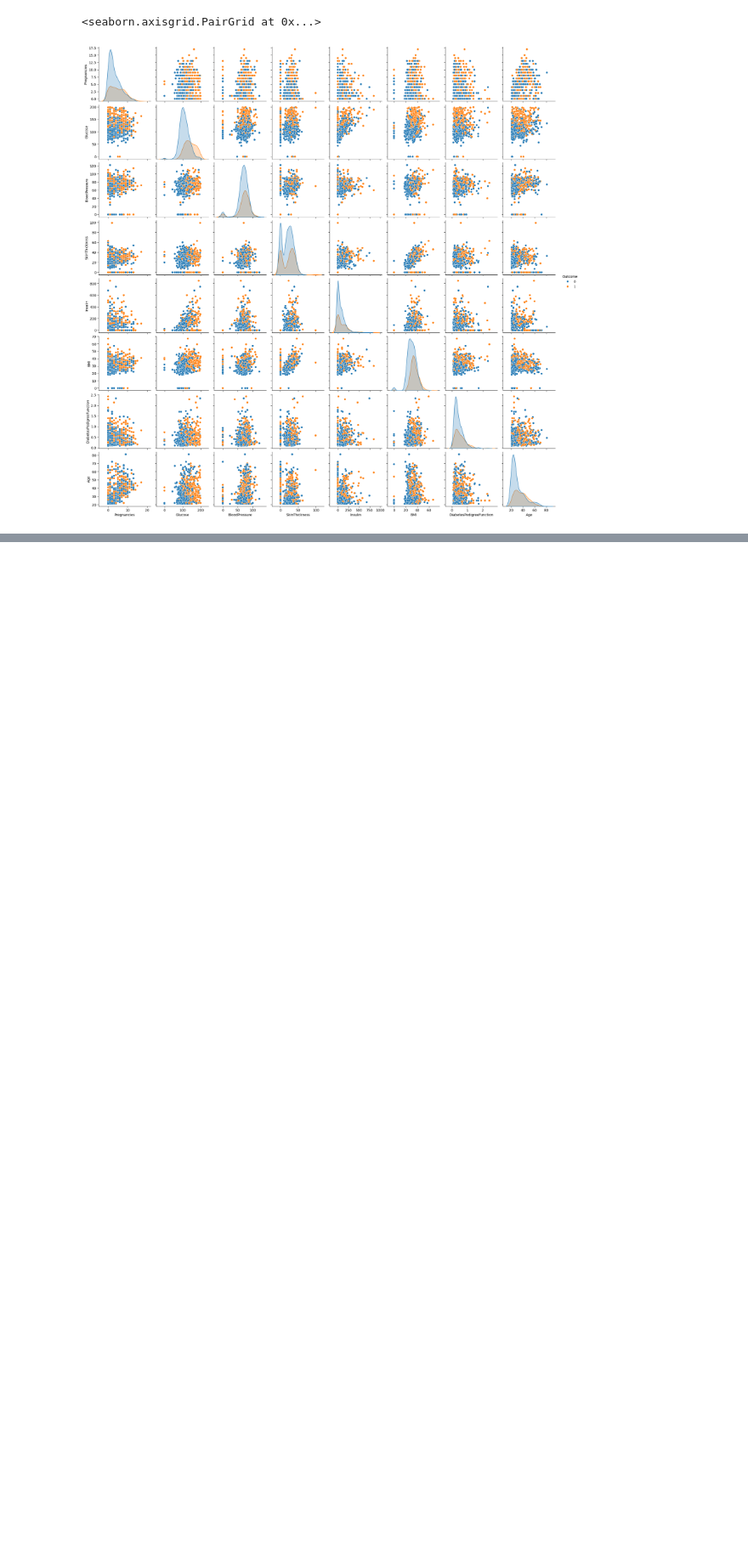
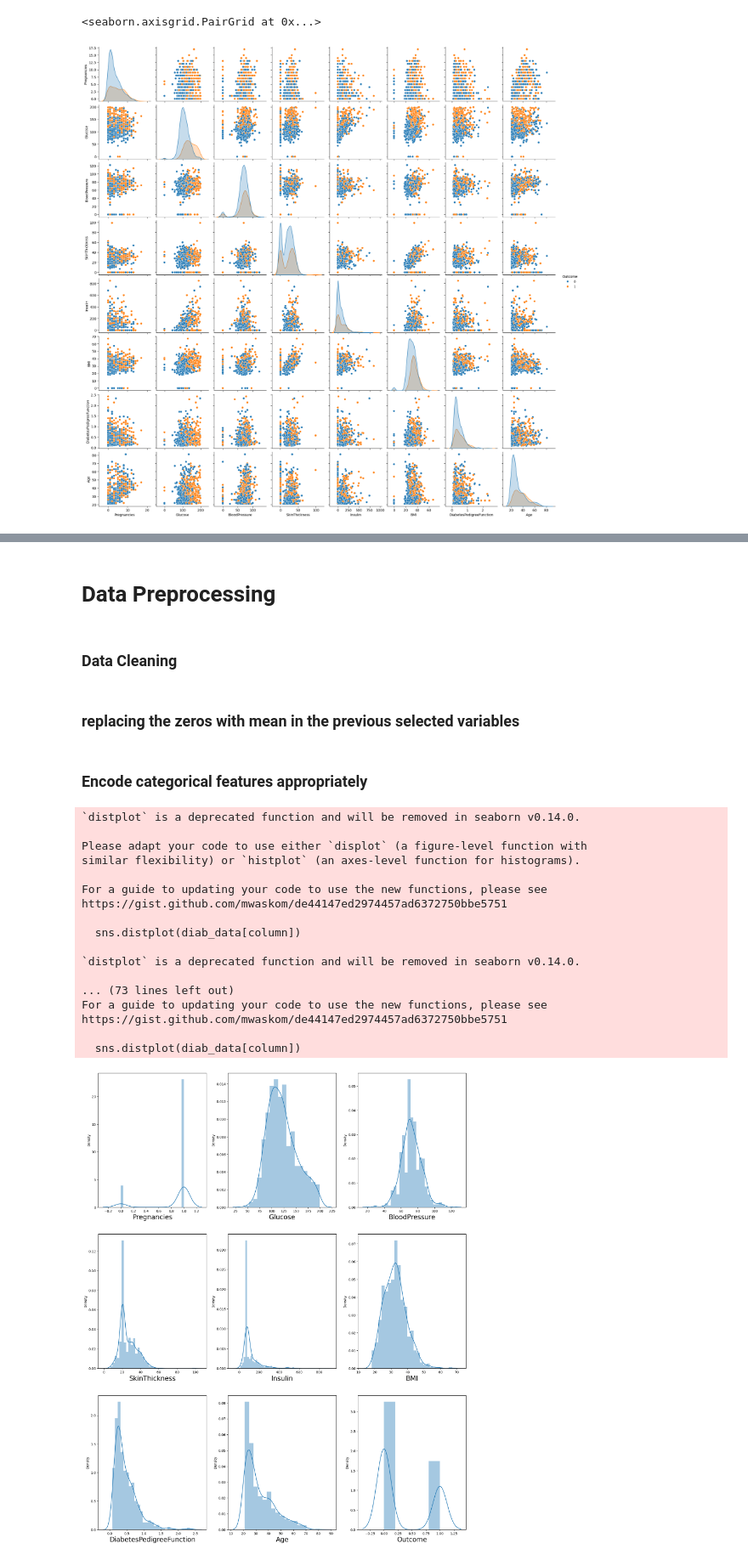
Before and after one commit to LynaMahdi/Diabetes-classification, a Jupyter notebook: Diabetes Prediction Using Classification Models.ipynb, the cells around one changed output, grey strips where cells are left out. Shown at 85% size. Cells and saved outputs as stored; diff of their text form; code cells hidden in the pictures; blank space fills up the shorter version.

```diff
--- a/Diabetes Prediction Using Classification Models.ipynb
+++ b/Diabetes Prediction Using Classification Models.ipynb
@@ -175,0 +217,51 @@ plt.show()
+# %% [markdown]
+# Data Preprocessing
+# %% [markdown]
+### **Data Cleaning**
+# %% [markdown]
+### replacing the zeros with mean in the previous selected variables
+# %%
+# replacing the 0 values with the mean
+
+diab_data['BMI'] =diab_data['BMI'].replace(0,diab_data['BMI'].mean())
+diab_data['BloodPressure'] =diab_data['BloodPressure'].replace(0,diab_data['BloodPressure'].mean())
+diab_data['Glucose'] = diab_data['Glucose'].replace(0,diab_data['Glucose'].mean())
+diab_data['Insulin'] = diab_data['Insulin'].replace(0,diab_data['Insulin'].mean())
+diab_data['SkinThickness'] = diab_data['SkinThickness'].replace(0,diab_data['SkinThickness'].mean())
+# %% [markdown]
+### Encode categorical features appropriately
+# %%
+#Encode the preganncies variable
+# 0 if there is no pregnancies and 1 for otyher values
+diab_data['Pregnancies'] = diab_data['Pregnancies'].apply(lambda x: 0 if x == 0 else 1)
+# %%
+plt.figure(figsize=(20,25), facecolor='white')
+plotnumber = 1
+
+for column in diab_data:
+    if plotnumber<=9 :
+        ax = plt.subplot(3,3,plotnumber)
+        sns.distplot(diab_data[column])
+        plt.xlabel(column,fontsize=20)
+        #plt.ylabel('Salary',fontsize=20)
+    plotnumber+=1
+plt.show()
+# %% [output]
+`distplot` is a deprecated function and will be removed in seaborn v0.14.0.
+
+Please adapt your code to use either `displot` (a figure-level function with
+similar flexibility) or `histplot` (an axes-level function for histograms).
+
+For a guide to updating your code to use the new functions, please see
+https://gist.github.com/mwaskom/de44147ed2974457ad6372750bbe5751
+
+  sns.distplot(diab_data[column])
+
+`distplot` is a deprecated function and will be removed in seaborn v0.14.0.
+
+... (73 lines left out)
+For a guide to updating your code to use the new functions, please see
+https://gist.github.com/mwaskom/de44147ed2974457ad6372750bbe5751
+
+  sns.distplot(diab_data[column])
+[figure, added]
```
Also changed, not shown: parts of 101 cells of this notebook.
